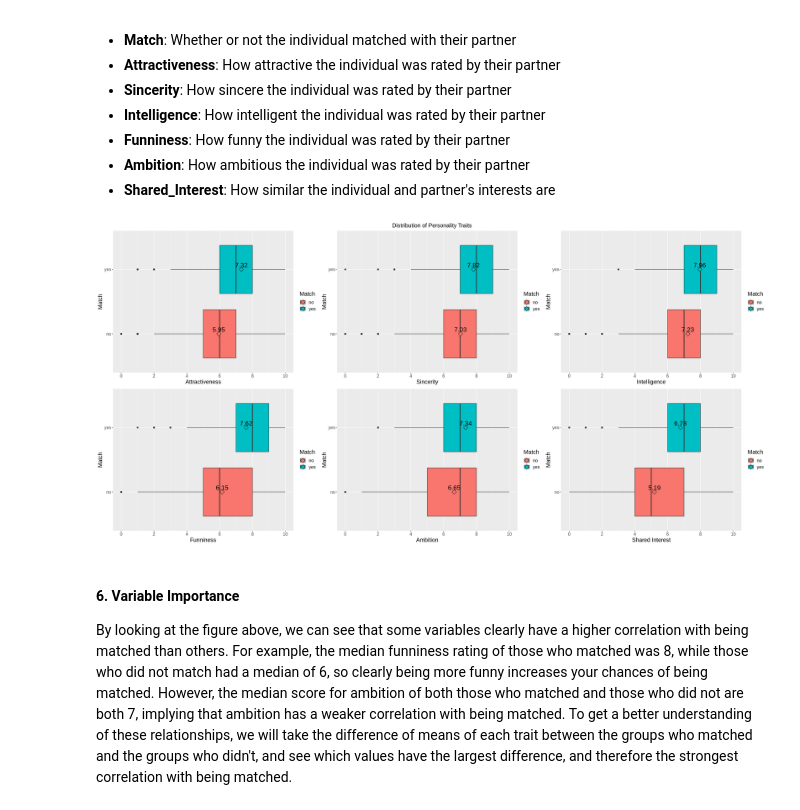
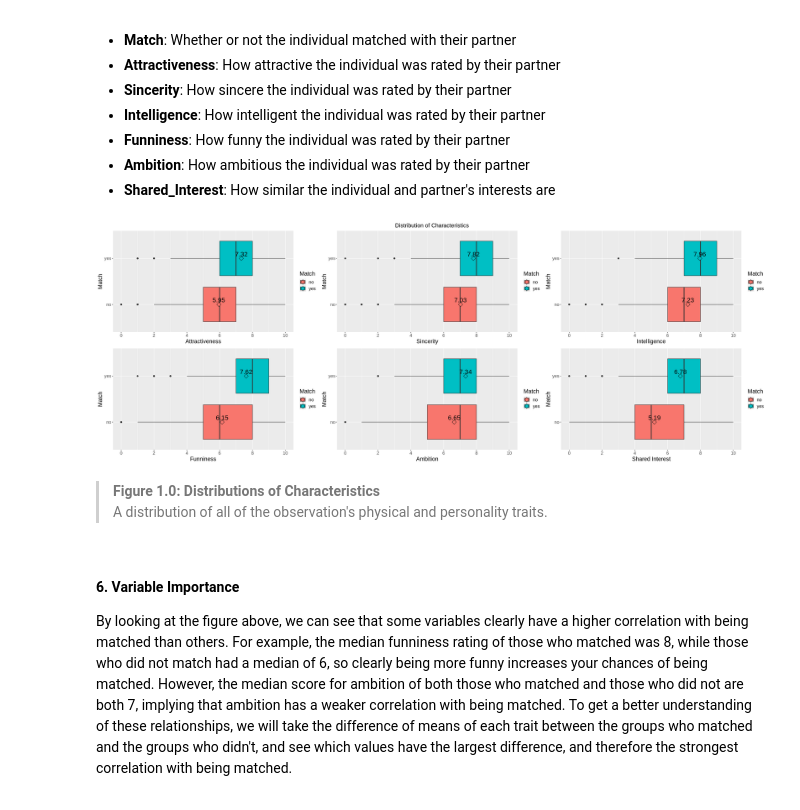
Before and after one commit to LotsaChai/toy-ds-project, a Jupyter notebook: DSCI Group Project Report Temp.ipynb, the cells around one changed output. Drawn from its saved outputs; the diff is of its cells as text; code cells hidden in the pictures.

```diff
--- a/DSCI Group Project Report Temp.ipynb
+++ b/DSCI Group Project Report Temp.ipynb
@@ -158,7 +170,7 @@ A tibble: 6 × 7
 - **Shared_Interest**: How similar the individual and partner's interests are
 # %%
 # Plotting
-options(repr.plot.width=25, repr.plot.height=12)
+options(repr.plot.width=25, repr.plot.height=9)
 
 attract_boxplot <- speed_dating_tidy |>
     ggplot(aes(x = Attractiveness, y = Match, fill = Match)) +
@@ -189,35 +201,38 @@ intel_boxplot <- speed_dating_tidy |>
 
 funny_boxplot <- speed_dating_tidy |>
     ggplot(aes(x = Funniness, y = Match, fill = Match)) +
     geom_boxplot() +
     labs(x = "Funniness", y = "Match", fill = "Match") +
     scale_x_continuous(breaks = seq(0, 10, by = 2)) +
     theme(text = element_text(size = 15)) +
     stat_summary(fun=mean, geom="point", shape=23, size=4) +
     stat_summary(aes(label=round(..x..,2)), fun=mean, geom="text", size=6, vjust = -0.5)
 
 ambition_boxplot <- speed_dating_tidy |>
     ggplot(aes(x = Ambition, y = Match, fill = Match)) +
     geom_boxplot() +
     labs(x = "Ambition", y = "Match", fill = "Match") +
     scale_x_continuous(breaks = seq(0, 10, by = 2)) +
     theme(text = element_text(size = 15)) +
     stat_summary(fun=mean, geom="point", shape=23, size=4) +
     stat_summary(aes(label=round(..x..,2)), fun=mean, geom="text", size=6, vjust = -0.5)
 
 shared_interest_plot <- speed_dating_tidy |>
     ggplot(aes(x = Shared_Interest, y = Match, fill = Match)) +
     geom_boxplot() +
     labs(x = "Shared Interest", y = "Match", fill = "Match") +
     scale_x_continuous(breaks = seq(0, 10, by = 2)) +
     theme(text = element_text(size = 15)) +
     stat_summary(fun=mean, geom="point", shape=23, size=4) +
     stat_summary(aes(label=round(..x..,2)), fun=mean, geom="text", size=6, vjust = -0.5)
 
 grid.arrange(attract_boxplot, sincere_boxplot, intel_boxplot, funny_boxplot, ambition_boxplot, shared_interest_plot,
-             nrow = 2, top = textGrob("Distribution of Personality Traits", gp=gpar(fontsize=15,font=8)))
+             nrow = 2, top = textGrob("Distribution of Characteristics", gp=gpar(fontsize=15,font=8)))
 # %% [output]
-[figure, old version]
+[figure, new version]
+# %% [markdown]
+> **Figure 1.0: Distributions of Characteristics** <br />
+> A distribution of all of the observation's physical and personality traits.
 # %% [markdown]
 #### 6. Variable Importance
 
```
Also changed, not shown: parts of 43 cells of this notebook, 1 other file.
